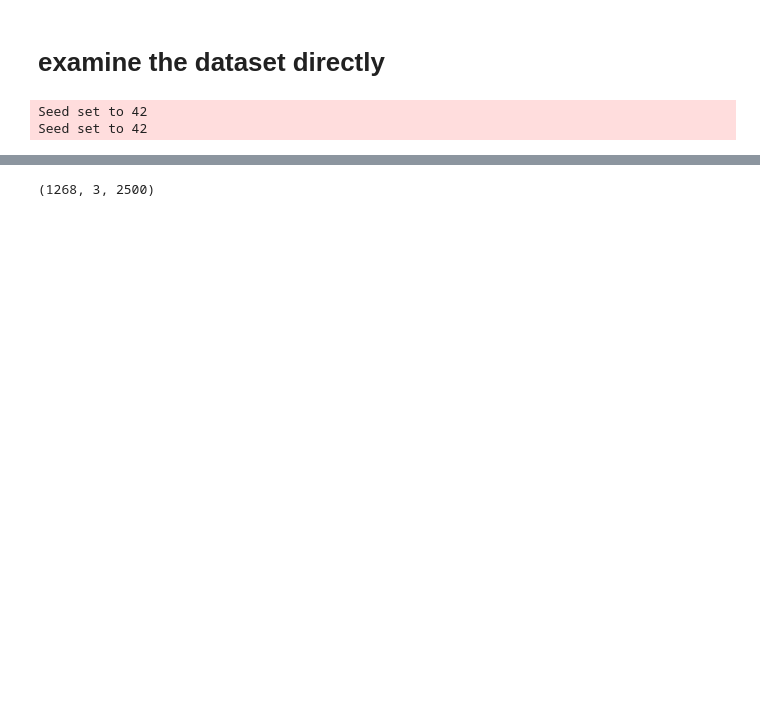
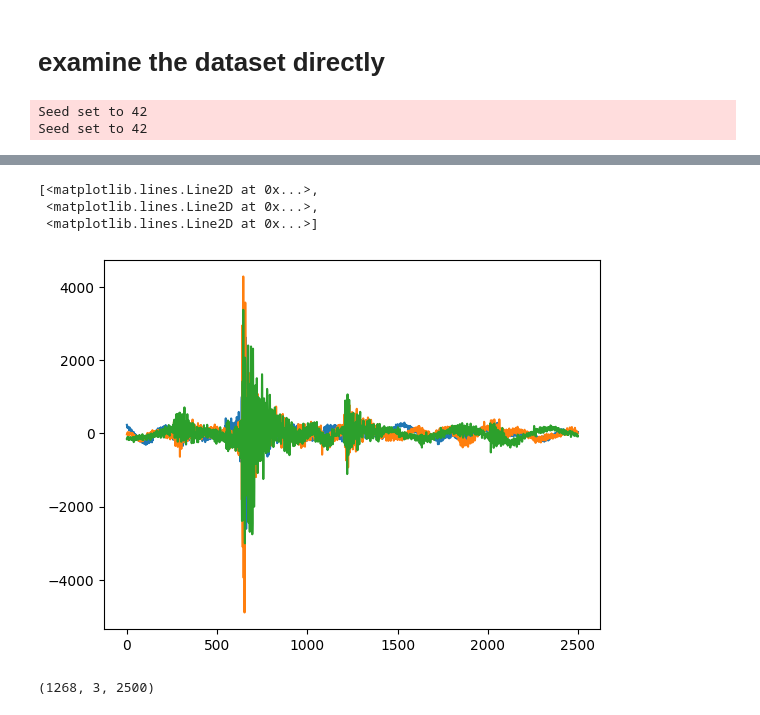
Before and after one commit to liutianlin0121/seisLM, a Jupyter notebook: notebooks/foreshock--aftershock/laurenti_dataset_visualize_classes.ipynb, the cells around one changed output, grey strips where cells are left out. Saved outputs shown, nothing was run; the diff lists cells and outputs as text; code cells hidden in the pictures; blank space fills up the shorter version.

```diff
--- a/notebooks/foreshock--aftershock/laurenti_dataset_visualize_classes.ipynb
+++ b/notebooks/foreshock--aftershock/laurenti_dataset_visualize_classes.ipynb
@@ -185,3 +214,11 @@ for j in range(NUM_CLASSES):
+# %%
+class_idx = 1
+plt.plot(categorized_X[class_idx][time_order[class_idx][2], ...].T)
+# %% [output]
+[<matplotlib.lines.Line2D at 0x...>,
+ <matplotlib.lines.Line2D at 0x...>,
+ <matplotlib.lines.Line2D at 0x...>]
+[figure, added]
 # %%
 categorized_X[0].shape
 # %% [output]
```
Also changed, not shown: parts of 20 cells of this notebook, 5 other files.
